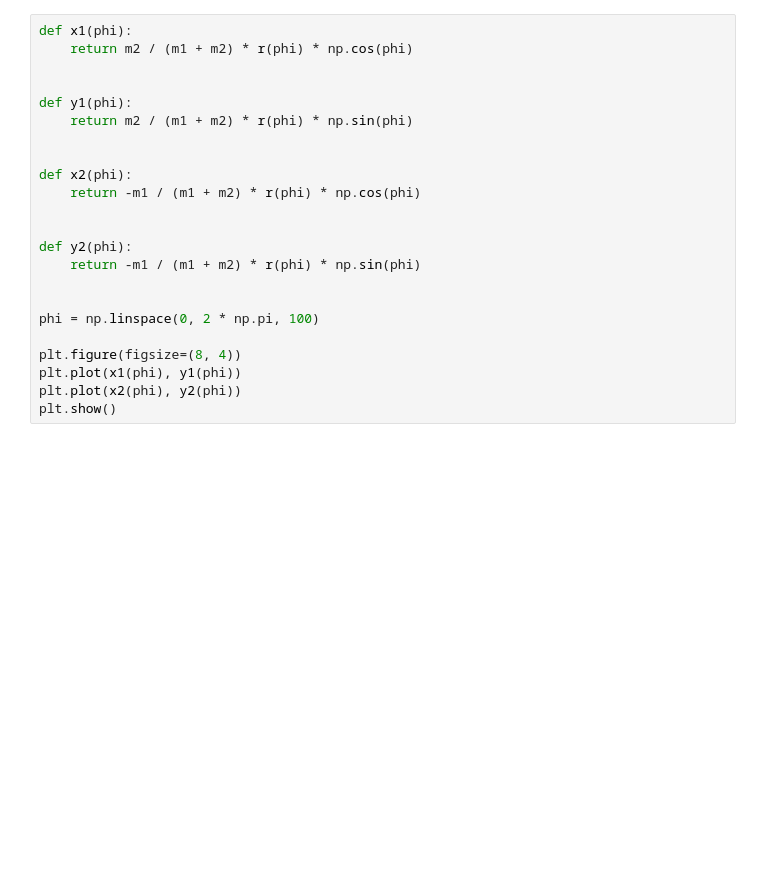
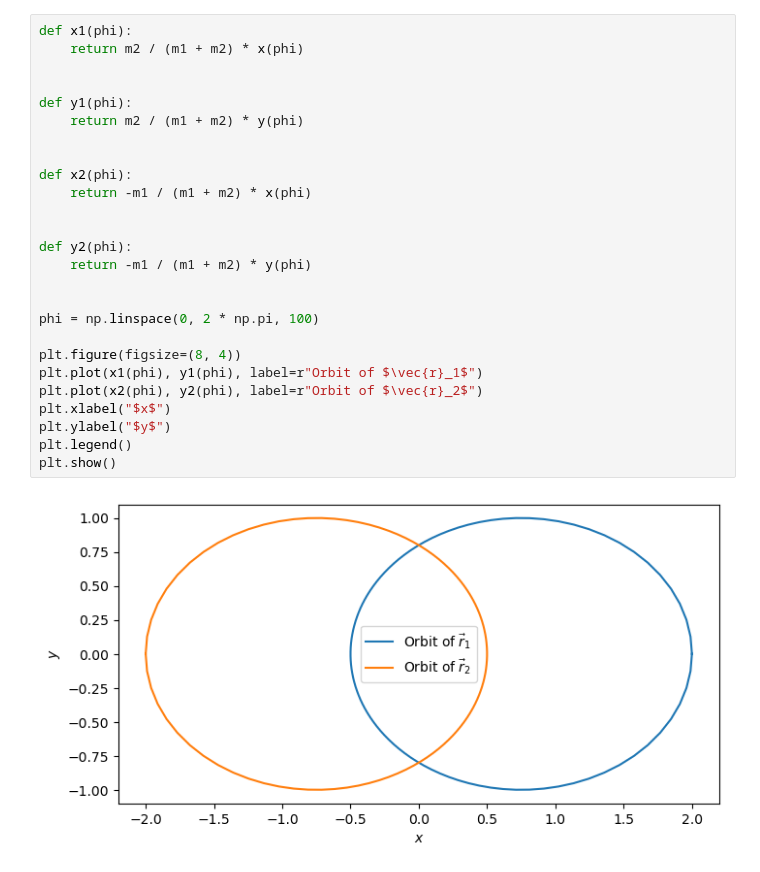
Before and after one commit to jmduarte/phys141, a Jupyter notebook: lectures/17_Kepler.ipynb, the cells around one changed output. Cells and saved outputs as stored; diff of their text form; blank space fills up the shorter version.

```diff
--- a/lectures/17_Kepler.ipynb
+++ b/lectures/17_Kepler.ipynb
@@ -47,25 +96,30 @@ plt.show()
 # %%
 def x1(phi):
-    return m2 / (m1 + m2) * r(phi) * np.cos(phi)
+    return m2 / (m1 + m2) * x(phi)
 
 
 def y1(phi):
-    return m2 / (m1 + m2) * r(phi) * np.sin(phi)
+    return m2 / (m1 + m2) * y(phi)
 
 
 def x2(phi):
-    return -m1 / (m1 + m2) * r(phi) * np.cos(phi)
+    return -m1 / (m1 + m2) * x(phi)
 
 
 def y2(phi):
-    return -m1 / (m1 + m2) * r(phi) * np.sin(phi)
+    return -m1 / (m1 + m2) * y(phi)
 
 
 phi = np.linspace(0, 2 * np.pi, 100)
 
 plt.figure(figsize=(8, 4))
-plt.plot(x1(phi), y1(phi))
-plt.plot(x2(phi), y2(phi))
+plt.plot(x1(phi), y1(phi), label=r"Orbit of $\vec{r}_1$")
+plt.plot(x2(phi), y2(phi), label=r"Orbit of $\vec{r}_2$")
+plt.xlabel("$x$")
+plt.ylabel("$y$")
+plt.legend()
 plt.show()
+# %% [output]
+[figure, added]
 # %%
 def vx1(phi):
```
Also changed, not shown: parts of 7 cells of this notebook.
